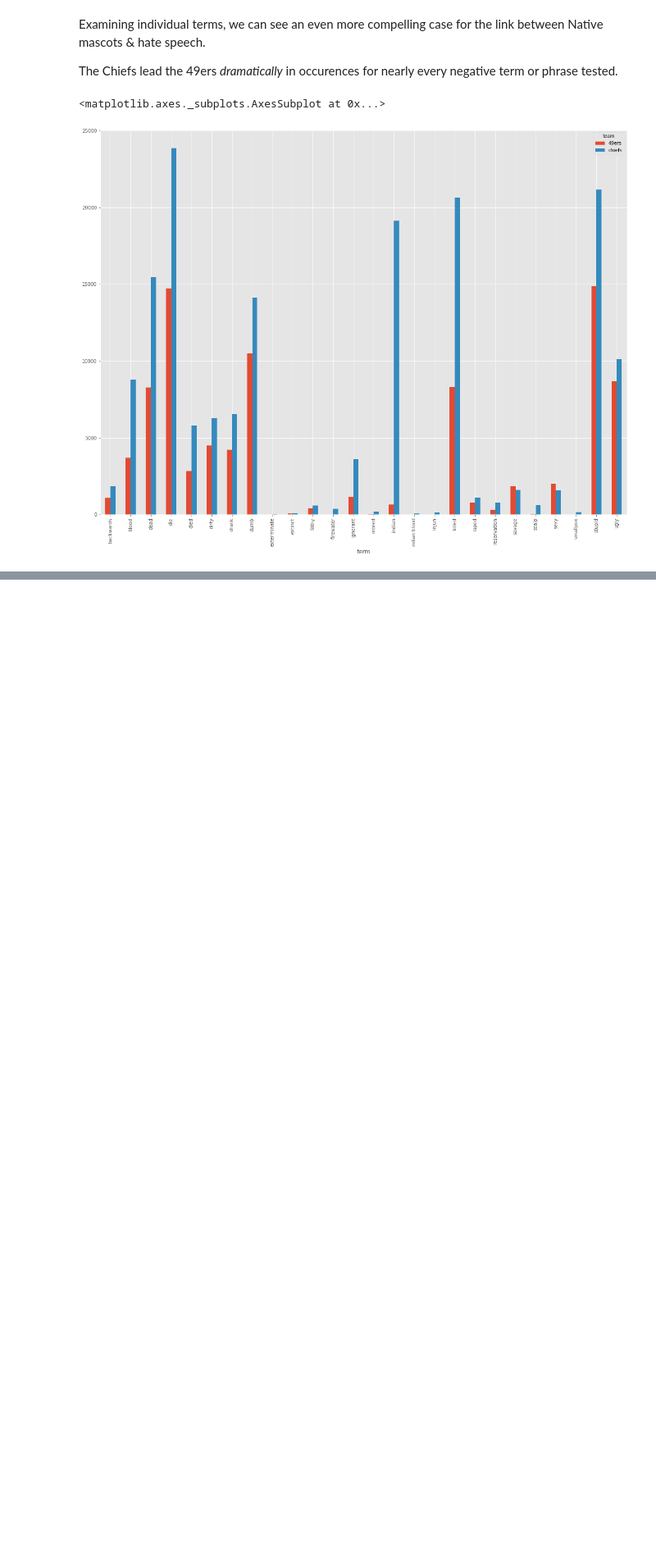
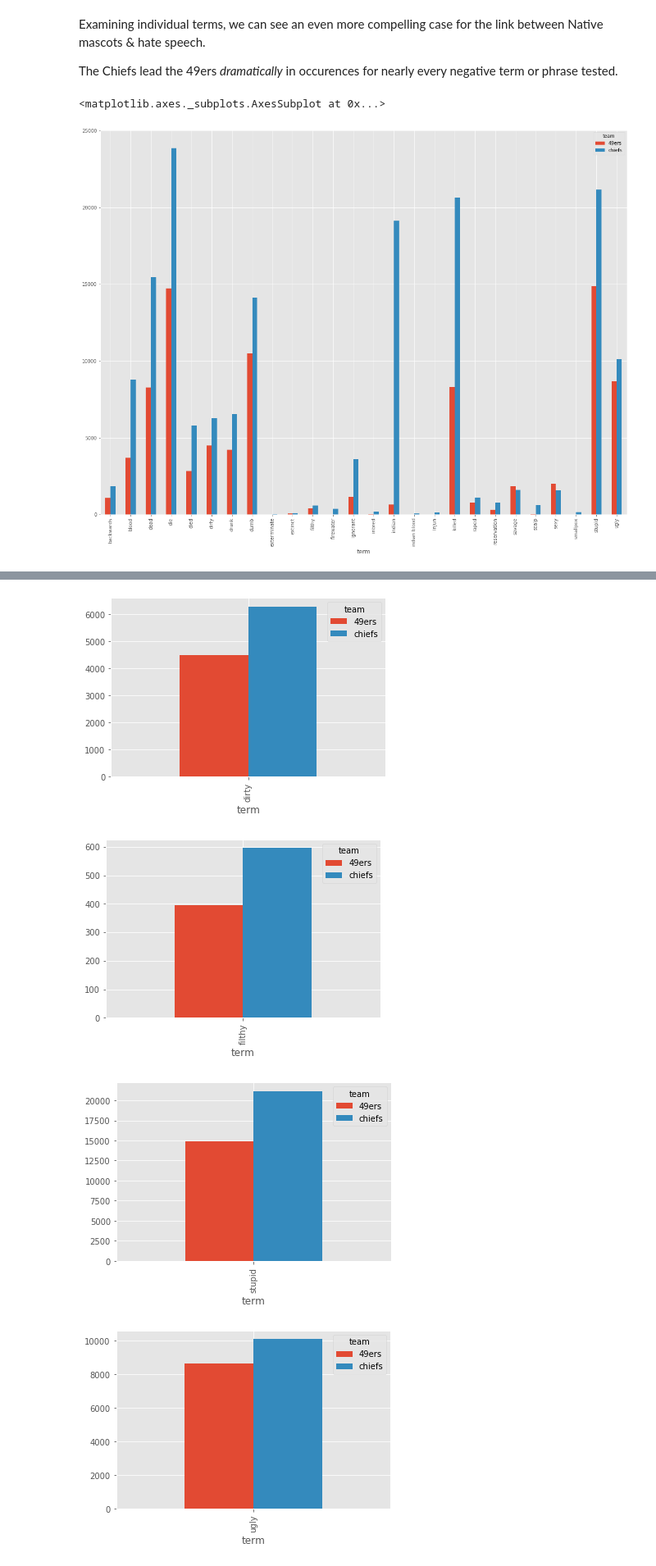
Before and after one commit to IndigenousEngineering/Not_Your_Mascot, a Jupyter notebook: Not_Your_Mascot_full.ipynb, the cells around one changed output, grey strips where cells are left out. Shown at 82% size. Cells and saved outputs as stored; diff of their text form; code cells hidden in the pictures; blank space fills up the shorter version.

```diff
--- a/Not_Your_Mascot_full.ipynb
+++ b/Not_Your_Mascot_full.ipynb
@@ -1528,0 +1564,9 @@ chiefs_and_49ers_frequencies.pivot_table(index='term', columns='team', aggfunc=n
+# %%
+# all comparisons: 49ers vs Chiefs, term-by-term
+
+get_dual_pivottables(chiefs_and_49ers_frequencies, term_list)
+# %% [output]
+[figure, added]
+[figure, added]
+[figure, added]
+[figure, added]
```
Also changed, not shown: parts of 4 cells of this notebook.
